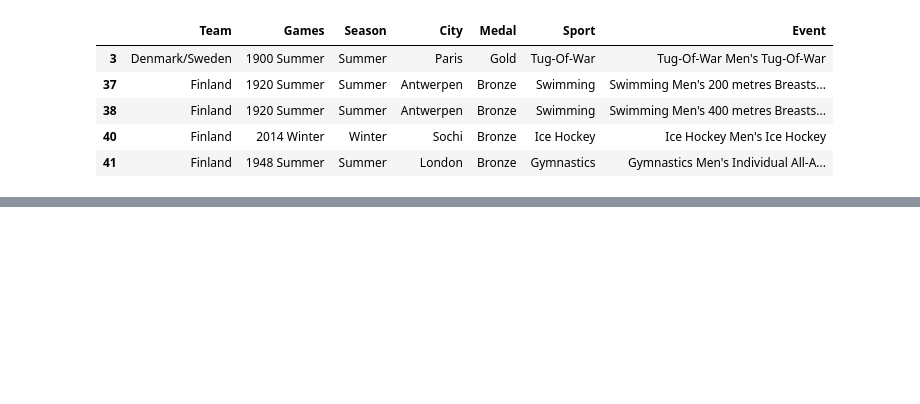
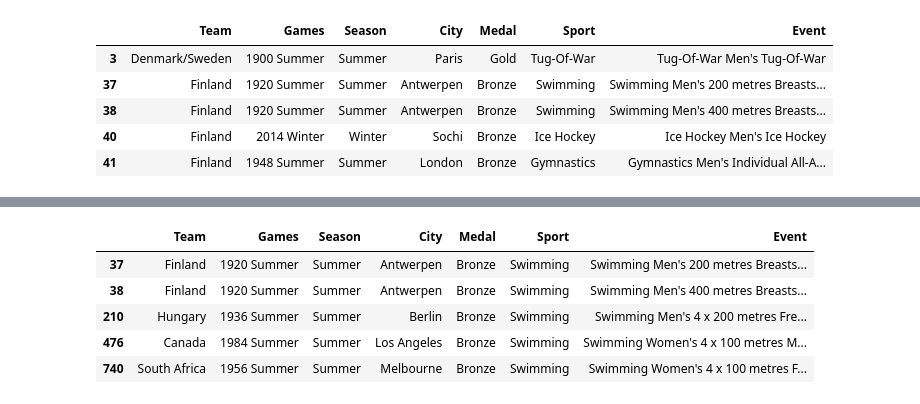
Before and after one commit to lwiggins32605/ETL-Project, a Jupyter notebook: 120 years of Olympic History.ipynb, the cells around one changed output, grey strips where cells are left out. Drawn from its saved outputs; the diff is of its cells as text; code cells hidden in the pictures; blank space fills up the shorter version.

```diff
--- a/120 years of Olympic History.ipynb
+++ b/120 years of Olympic History.ipynb
@@ -69,0 +108,10 @@ new_data_df.head()
+# %%
+swimming_data_df = new_data_df.loc[new_data_df["Sport"] == "Swimming", :]
+swimming_data_df.head()
+# %% [output]
+|  | Team | Games | Season | City | Medal | Sport | Event |
+| 37 | Finland | 1920 Summer | Summer | Antwerpen | Bronze | Swimming | Swimming Men's 200 metres Breasts... |
+| 38 | Finland | 1920 Summer | Summer | Antwerpen | Bronze | Swimming | Swimming Men's 400 metres Breasts... |
+| 210 | Hungary | 1936 Summer | Summer | Berlin | Bronze | Swimming | Swimming Men's 4 x 200 metres Fre... |
+| 476 | Canada | 1984 Summer | Summer | Los Angeles | Bronze | Swimming | Swimming Women's 4 x 100 metres M... |
+| 740 | South Africa | 1956 Summer | Summer | Melbourne | Bronze | Swimming | Swimming Women's 4 x 100 metres F... |
```
Also changed, not shown: parts of 5 cells of this notebook.
